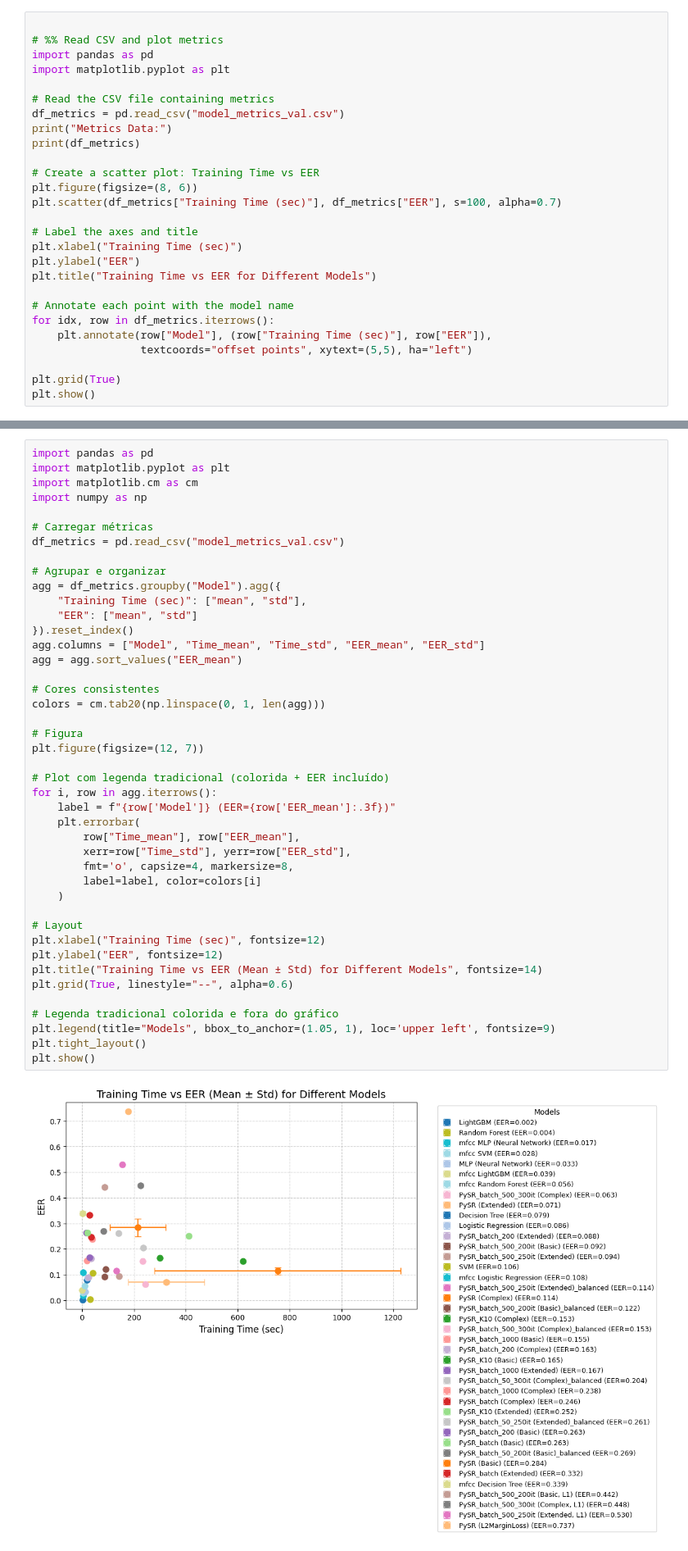
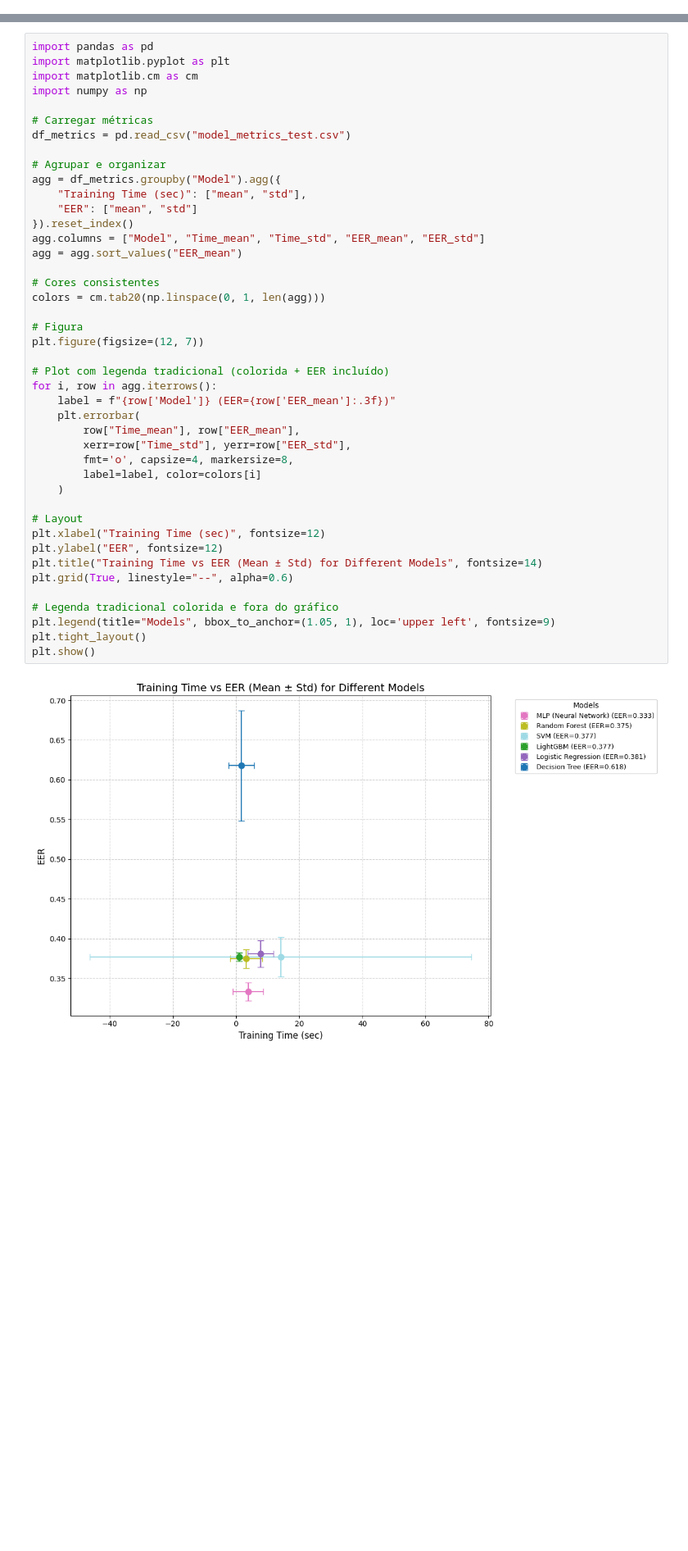
Before and after one commit to VictorBeraldo/audio_symbolic_regression, a Jupyter notebook: notebooks/ranking.ipynb, the cells around one changed output, grey strips where cells are left out. Shown: that part at 82% size. Saved outputs shown, nothing was run; the diff lists cells and outputs as text; blank space fills up the shorter version.

Commit message:
code for train and test traditional models

```diff
--- a/notebooks/ranking.ipynb
+++ b/notebooks/ranking.ipynb
@@ -6,27 +0,0 @@ This cell reads the model metrics from `model_metrics.csv` and creates a scatter
-# %%
-
-# %% Read CSV and plot metrics
-import pandas as pd
-import matplotlib.pyplot as plt
-
-# Read the CSV file containing metrics
-df_metrics = pd.read_csv("model_metrics_val.csv")
-print("Metrics Data:")
-print(df_metrics)
-
-# Create a scatter plot: Training Time vs EER
-plt.figure(figsize=(8, 6))
-plt.scatter(df_metrics["Training Time (sec)"], df_metrics["EER"], s=100, alpha=0.7)
-
-# Label the axes and title
-plt.xlabel("Training Time (sec)")
-plt.ylabel("EER")
-plt.title("Training Time vs EER for Different Models")
-
-# Annotate each point with the model name
-for idx, row in df_metrics.iterrows():
-    plt.annotate(row["Model"], (row["Training Time (sec)"], row["EER"]),
-                 textcoords="offset points", xytext=(5,5), ha="left")
-
-plt.grid(True)
-plt.show()
@@ -72,7 +10,7 @@ import matplotlib.cm as cm
 import numpy as np
 
 # Carregar métricas
-df_metrics = pd.read_csv("model_metrics_val.csv")
+df_metrics = pd.read_csv("model_metrics_test.csv")
 
 # Agrupar e organizar
 agg = df_metrics.groupby("Model").agg({
@@ -82,31 +20,31 @@ agg = df_metrics.groupby("Model").agg({
 agg.columns = ["Model", "Time_mean", "Time_std", "EER_mean", "EER_std"]
 agg = agg.sort_values("EER_mean")
 
 # Cores consistentes
 colors = cm.tab20(np.linspace(0, 1, len(agg)))
 
 # Figura
 plt.figure(figsize=(12, 7))
 
 # Plot com legenda tradicional (colorida + EER incluído)
 for i, row in agg.iterrows():
     label = f"{row['Model']} (EER={row['EER_mean']:.3f})"
     plt.errorbar(
         row["Time_mean"], row["EER_mean"],
         xerr=row["Time_std"], yerr=row["EER_std"],
         fmt='o', capsize=4, markersize=8,
         label=label, color=colors[i]
     )
 
 # Layout
 plt.xlabel("Training Time (sec)", fontsize=12)
 plt.ylabel("EER", fontsize=12)
 plt.title("Training Time vs EER (Mean ± Std) for Different Models", fontsize=14)
 plt.grid(True, linestyle="--", alpha=0.6)
 
 # Legenda tradicional colorida e fora do gráfico
 plt.legend(title="Models", bbox_to_anchor=(1.05, 1), loc='upper left', fontsize=9)
 plt.tight_layout()
 plt.show()
 # %% [output]
-[figure, old version]
+[figure, new version]
```
Also changed, not shown: parts of 8 cells of this notebook, 8 other files.
